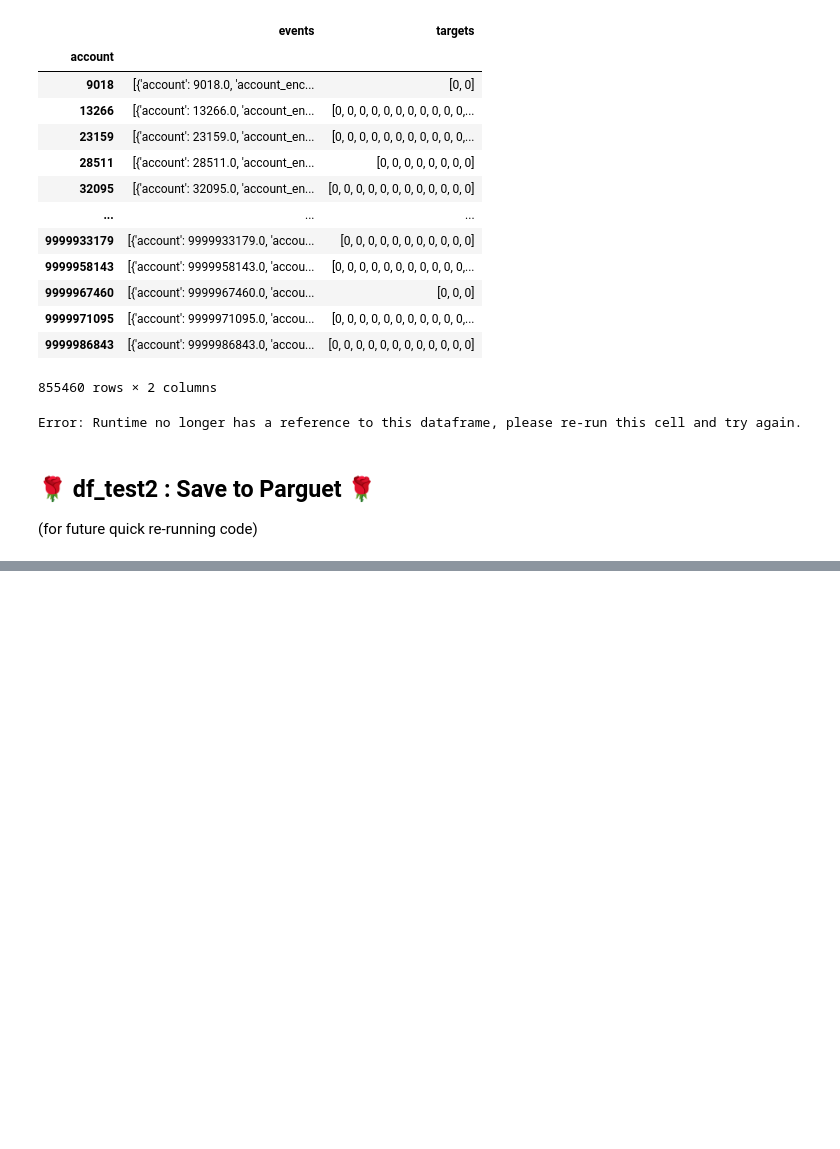
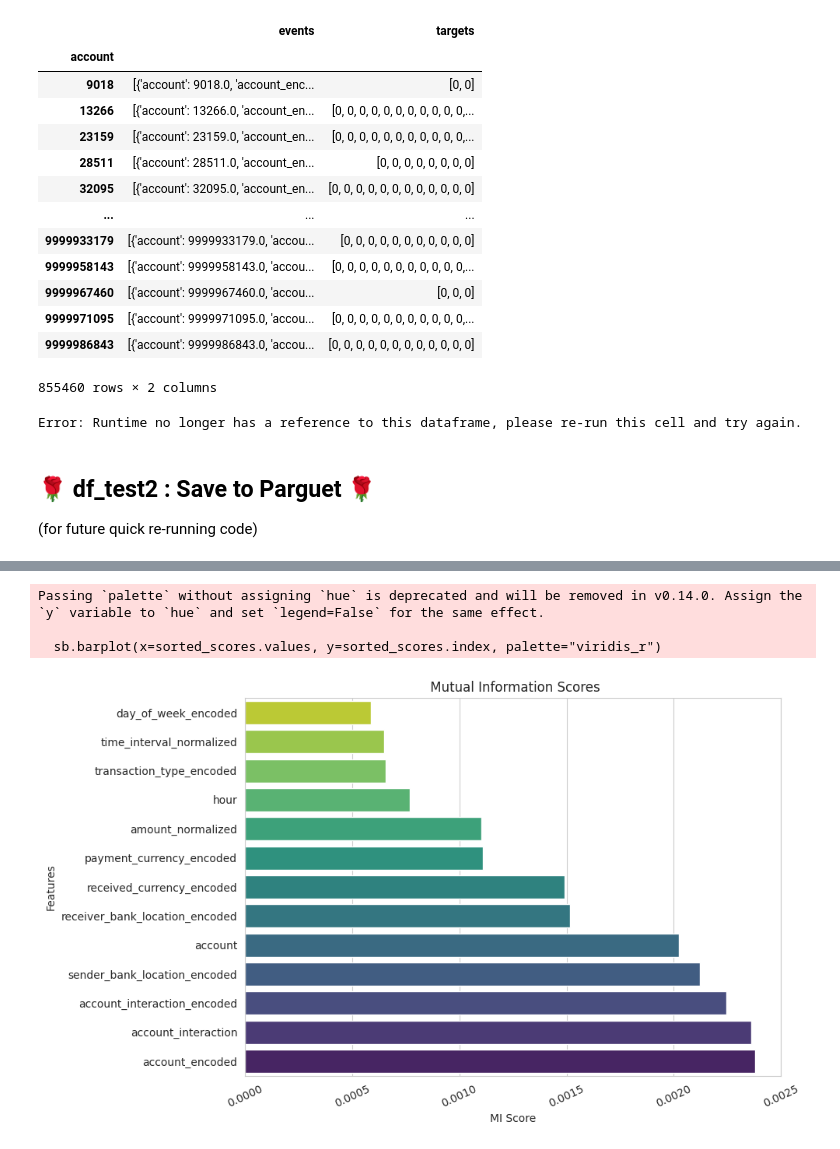
Before and after one commit to Veewy/AML, a Jupyter notebook: AML_1)_EDA,Data_Prep.ipynb, the cells around one changed output, grey strips where cells are left out. Drawn from its saved outputs; the diff is of its cells as text; code cells hidden in the pictures; blank space fills up the shorter version.

```diff
--- a/AML_1)_EDA,Data_Prep.ipynb
+++ b/AML_1)_EDA,Data_Prep.ipynb
@@ -2026,0 +2033,27 @@ df_test2 = pd.read_parquet(path_df_test2)
+# %%
+def mutual_info_regression(
+    X,
+    y,
+    *,
+    discrete_features="auto",
+    n_neighbors=3,
+    copy=True,
+    random_state=42,
+    n_jobs=None
+):
+    pass
+# %%
+X = df_combined_accounts[['account', 'account_encoded', 'day_of_week_encoded', 'hour', 'time_interval_normalized', 'amount_normalized',
+              'account_interaction', 'account_interaction_encoded', 'transaction_type_encoded',
+              'payment_currency_encoded', 'received_currency_encoded', 'sender_bank_location_encoded',
+              'receiver_bank_location_encoded']]
+
+y = df_combined_accounts['is_laundering']
+
+mi_aml = mutual_info_regression(X=X, y=y)
+
+mi_aml_scores = pd.Series(mi_aml, index=X.columns)
+mi_aml_scores.sort_values(ascending=False)
+
+print("Mutal Information Scores:")
+print(mi_aml_scores)
@@ -2026,0 +2076,16 @@ df_test2 = pd.read_parquet(path_df_test2)
+# %%
+sorted_scores = mi_aml_scores.sort_values(ascending=True)
+
+plt.figure(figsize=(10, 6))
+sb.barplot(x=sorted_scores.values, y=sorted_scores.index, palette="viridis_r")
+plt.xticks(rotation=25)
+plt.title(" Mutual Information Scores")
+plt.xlabel("MI Score")
+plt.ylabel("Features")
+plt.tight_layout()
+plt.show()
+# %% [output]
+Passing `palette` without assigning `hue` is deprecated and will be removed in v0.14.0. Assign the `y` variable to `hue` and set `legend=False` for the same effect.
+
+  sb.barplot(x=sorted_scores.values, y=sorted_scores.index, palette="viridis_r")
+[figure, added]
```
Also changed, not shown: parts of 11 cells of this notebook.
